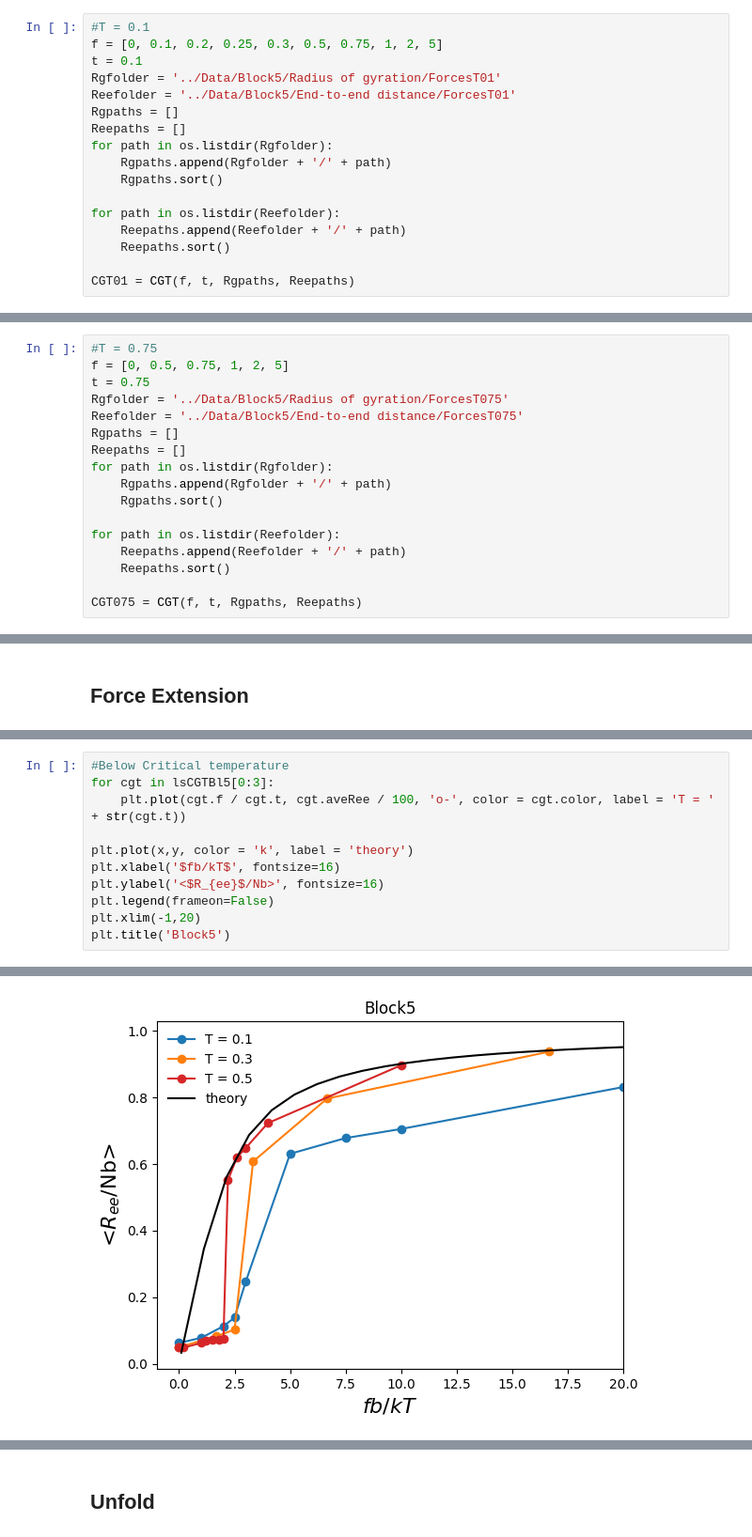
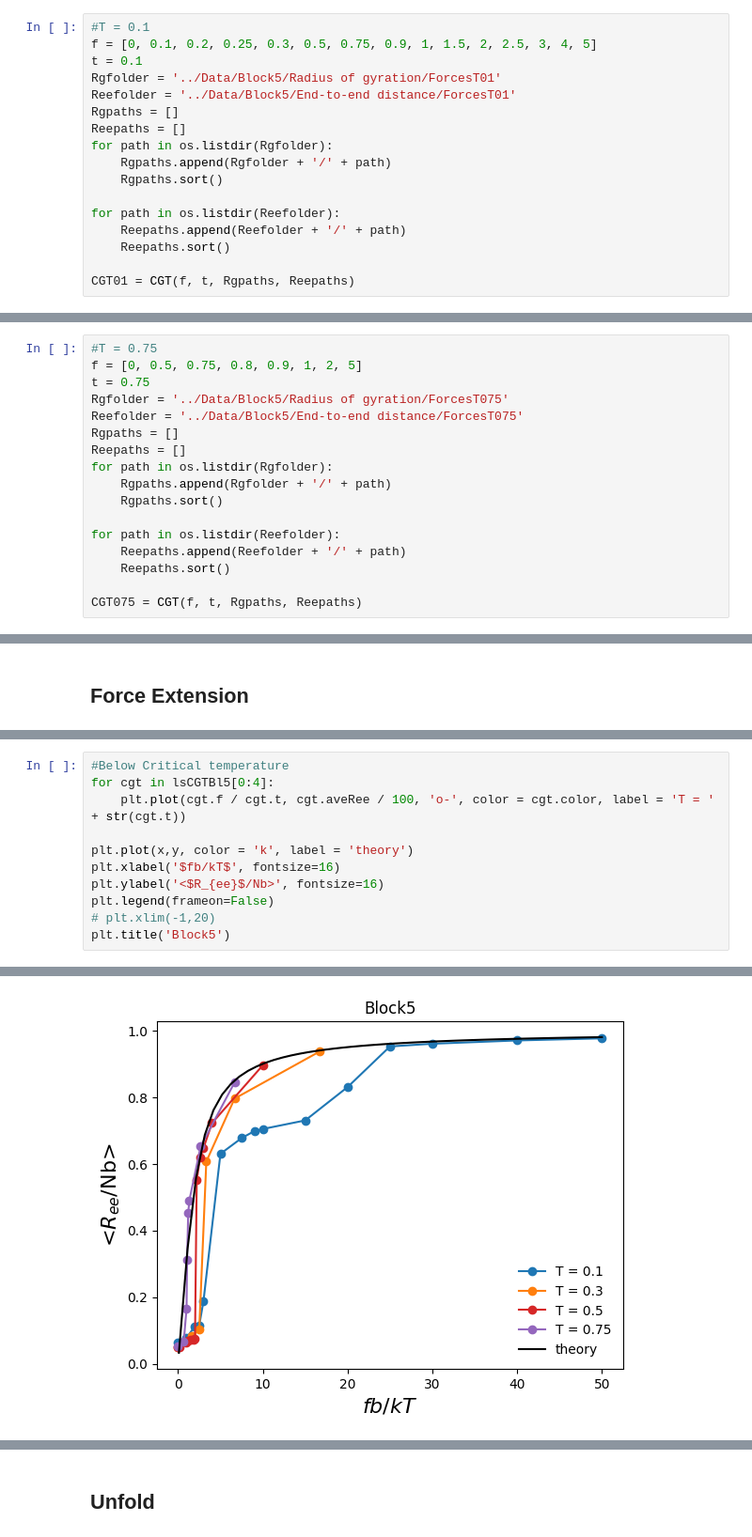
Before and after one commit to VagrantHyp/Code, a Jupyter notebook: Block5.ipynb, the cells around one changed output, grey strips where cells are left out. Shown at 94% size. Cells and saved outputs as stored; diff of their text form.

```diff
--- a/Block5.ipynb
+++ b/Block5.ipynb
@@ -11,7 +11,7 @@ from Methods import CGT
 temps = [0.1, 0.3, 0.5, 0.75, 1, 2, 5]
 # %%
 #T = 0.1
-f = [0, 0.1, 0.2, 0.25, 0.3, 0.5, 0.75, 1, 2, 5]
+f = [0, 0.1, 0.2, 0.25, 0.3, 0.5, 0.75, 0.9, 1, 1.5, 2, 2.5, 3, 4, 5]
 t = 0.1
 Rgfolder = '../Data/Block5/Radius of gyration/ForcesT01'
 Reefolder = '../Data/Block5/End-to-end distance/ForcesT01'
@@ -64,7 +64,7 @@ for path in os.listdir(Reefolder):
 CGT05 = CGT(f, t, Rgpaths, Reepaths)
 # %%
 #T = 0.75
-f = [0, 0.5, 0.75, 1, 2, 5]
+f = [0, 0.5, 0.75, 0.8, 0.9, 1, 2, 5]
 t = 0.75
 Rgfolder = '../Data/Block5/Radius of gyration/ForcesT075'
 Reefolder = '../Data/Block5/End-to-end distance/ForcesT075'
@@ -256,14 +259,14 @@ Text(0.5, 1.0, 'fb/kT vs. Ree for blocksize = 5')
 # %%
 #Below Critical temperature
-for cgt in lsCGTBl5[0:3]:
+for cgt in lsCGTBl5[0:4]:
     plt.plot(cgt.f / cgt.t, cgt.aveRee / 100, 'o-', color = cgt.color, label = 'T = ' + str(cgt.t))
 
 plt.plot(x,y, color = 'k', label = 'theory')
 plt.xlabel('$fb/kT$', fontsize=16)
 plt.ylabel('<$R_{ee}$/Nb>', fontsize=16)
 plt.legend(frameon=False)
-plt.xlim(-1,20)
+# plt.xlim(-1,20)
 plt.title('Block5')
 # %% [output]
 Text(0.5, 1.0, 'Block5')
-[figure, old version]
+[figure, new version]
```
Also changed, not shown: parts of 16 cells of this notebook, 4 other files.
